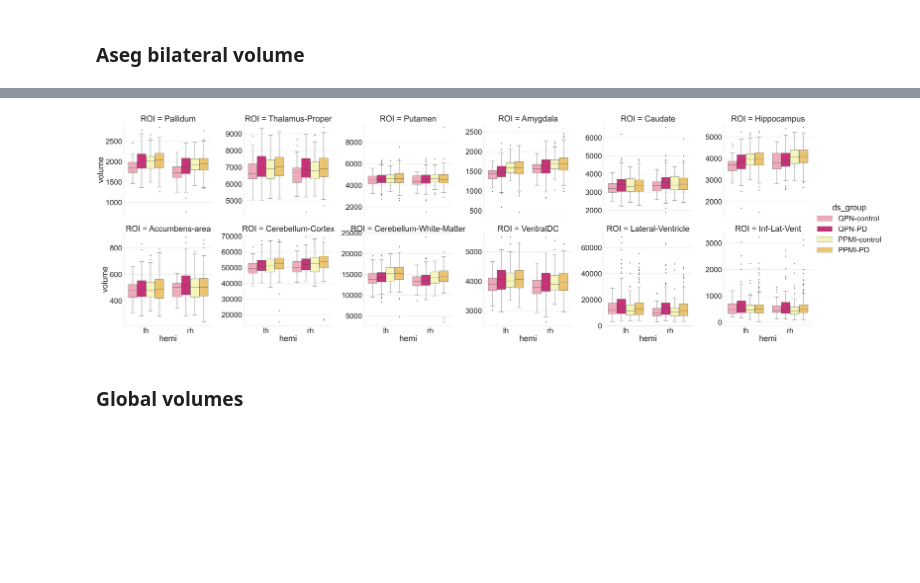
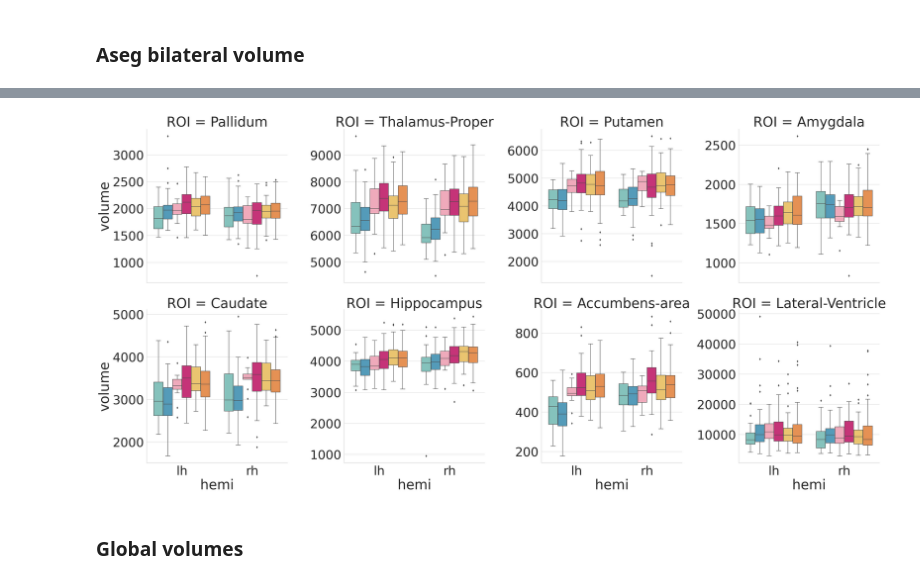
Before and after one commit to neurodatascience/mr_proc-nimhans_serb, a Jupyter notebook: analysis/CT/notebooks/population_comparisons.ipynb, the cells around one changed output, grey strips where cells are left out. Cells and saved outputs as stored; diff of their text form; code cells hidden in the pictures; blank space fills up the shorter version.

```diff
--- a/analysis/CT/notebooks/population_comparisons.ipynb
+++ b/analysis/CT/notebooks/population_comparisons.ipynb
@@ -60,7 +65,7 @@ sns.palplot(palette)
 # %% [markdown]
 ### Read data
 # %%
-match_age = False
+match_age = True
 age_thresh = 63
 # %%
 # NIMHANS (SERB + METAL)
@@ -104,7 +109,7 @@ print(f"CT_DKT_df shape: {CT_DKT_df.shape}, n_total_participants: {len(CT_DKT_df
 
 
 ## tmp
-CT_DKT_df = CT_DKT_df.drop(columns=["participant_id"])
+# CT_DKT_df = CT_DKT_df.drop(columns=["participant_id"])
 
 CT_DKT_df.head()
 # %% [output]
@@ -135,28 +142,29 @@ CT_DKT_df.groupby(["dataset","group"])["age"].describe()
 # %%
 save_fig = False
 
-CT_DKT_df = CT_DKT_df[CT_DKT_df["dataset"].isin(["PPMI", "QPN"])]
+CT_DKT_df = CT_DKT_df[CT_DKT_df["dataset"].isin(["PPMI", "QPN", "NIMHANS_SERB"])]
 CT_DKT_df = CT_DKT_df[CT_DKT_df["group"].isin(["control", "PD"])]
 
-color_list = [my_colors.QPN_CONTROL.value, my_colors.QPN_PD.value,
-              my_colors.PPMI_CONTROL.value, my_colors.PPMI_PRODROMAL.value, my_colors.PPMI_PD.value]
+# color_list = [my_colors.QPN_CONTROL.value, my_colors.QPN_PD.value,
+#               my_colors.PPMI_CONTROL.value, my_colors.PPMI_PRODROMAL.value, my_colors.PPMI_PD.value]
 
-palette = sns.color_palette(palette=color_list)
-hue_order = [ "QPN-control", "QPN-PD", "PPMI-control", "PPMI-PD"] #"PPMI-prodromal",
+# palette = sns.color_palette(palette=color_list)
+# hue_order = ["NIMHANS_SERB-control","NIMHANS_SERB-PD","NIMHANS_METAL-PD", "QPN-control", "QPN-PD"] #"PPMI-prodromal",
+hue_order = ["NIMHANS_SERB-control", "NIMHANS_SERB-PD", "QPN-control", "QPN-PD",
+              "PPMI-control",  "PPMI-PD"]
 
 CT_DKT_df_melt = CT_DKT_df.melt(
     id_vars=demo_cols + ["ds_group"],
     var_name="ROI",
-    value_name="CT")
+    value_name="CTh (mm)")
 
 plot_df = CT_DKT_df_melt.copy()
 plot_df["ROI"] = plot_df["ROI"].astype(str)
 
-
-sns.set(font_scale=6)
+sns.set(font_scale=3)
 with sns.axes_style("whitegrid"):
-    g = sns.catplot(y="ROI",x="CT", hue="ds_group", col="hemi",kind="box",palette=palette, hue_order=hue_order, legend=True,
-                    data=plot_df, aspect=0.5, height=40)
+    g = sns.catplot(y="ROI",x="CTh (mm)", hue="ds_group", col="hemi",kind="point",palette=palette, hue_order=hue_order, legend=False,
+                    data=plot_df, aspect=0.5, height=20)
     # g.tick_params(axis='x', rotation=90, labelsize=14)
 
 if save_fig:
@@ -203,9 +211,11 @@ hemi_ASEG_df = pd.concat([nimhans_serb_hemi_ASEG_df, nimhans_metal_hemi_ASEG_df,
 hemi_ASEG_df["ds_group"] = hemi_ASEG_df["dataset"] + "-" + hemi_ASEG_df["group"]
 print(f"hemi_ASEG_df shape: {hemi_ASEG_df.shape}")
 
+# Add BIDS_ID for PPMI
+
 ## tmp
-hemi_ASEG_df = hemi_ASEG_df.drop(columns=["participant_id"])
+# hemi_ASEG_df = hemi_ASEG_df.drop(columns=["participant_id"])
 
-hemi_ASEG_df.head()
+hemi_ASEG_df
 # %% [output]
 n_nimhans_participants: (86, 66), n_qpn_participants:201
@@ -220,30 +238,33 @@ hemi_ASEG_df shape: (1612, 22)
 # %%
 save_fig = False
 
-hemi_ASEG_df = hemi_ASEG_df[hemi_ASEG_df["dataset"].isin(["PPMI", "QPN"])]
+hemi_ASEG_df = hemi_ASEG_df[hemi_ASEG_df["dataset"].isin(["PPMI", "QPN", "NIMHANS_SERB"])]
 hemi_ASEG_df = hemi_ASEG_df[hemi_ASEG_df["group"].isin(["control", "PD"])]
 
 vol_ASEG_df_melt = hemi_ASEG_df.melt(
     id_vars=demo_cols + ["ds_group"],
     var_name="ROI",
     value_name="volume",
 )
 
 plot_df = vol_ASEG_df_melt.copy()
+plot_df = plot_df.drop(columns=["participant_id"])
+
 plot_df["ROI"] = plot_df["ROI"].astype(str)
 hemi_roi_list = ['Pallidum', 'Thalamus-Proper', 'Putamen',  'Amygdala', 'Caudate', 'Hippocampus', 'Accumbens-area',
-                'Cerebellum-Cortex','Cerebellum-White-Matter','VentralDC', 'Lateral-Ventricle','Inf-Lat-Vent']
+                 'Lateral-Ventricle']
+#'Cerebellum-Cortex','Cerebellum-White-Matter','VentralDC','Inf-Lat-Vent'
 
 sns.set(font_scale=4)
 with sns.axes_style("whitegrid"):
-    g = sns.catplot(y="volume",x="hemi", hue="ds_group", col="ROI",kind="box", col_wrap=6, col_order=hemi_roi_list, hue_order=hue_order,
-    palette=palette, data=plot_df, aspect=1, height=10, sharey=False, legend=True)
+    g = sns.catplot(y="volume",x="hemi", hue="ds_group", col="ROI",kind="box", col_wrap=4, col_order=hemi_roi_list, hue_order=hue_order,
+    palette=palette, data=plot_df, aspect=1, height=10, sharey=False, legend=False)
     # g.tick_params(axis='x', rotation=90, labelsize=14)
 
 if save_fig:
     g.savefig(f"{figs_dir}/ASEG_hemi.png")
 # %% [output]
-[figure, old version]
+[figure, new version]
 # %% [markdown]
 ### Global volumes
 # %%
```
Also changed, not shown: parts of 24 cells of this notebook, 3 other files.
